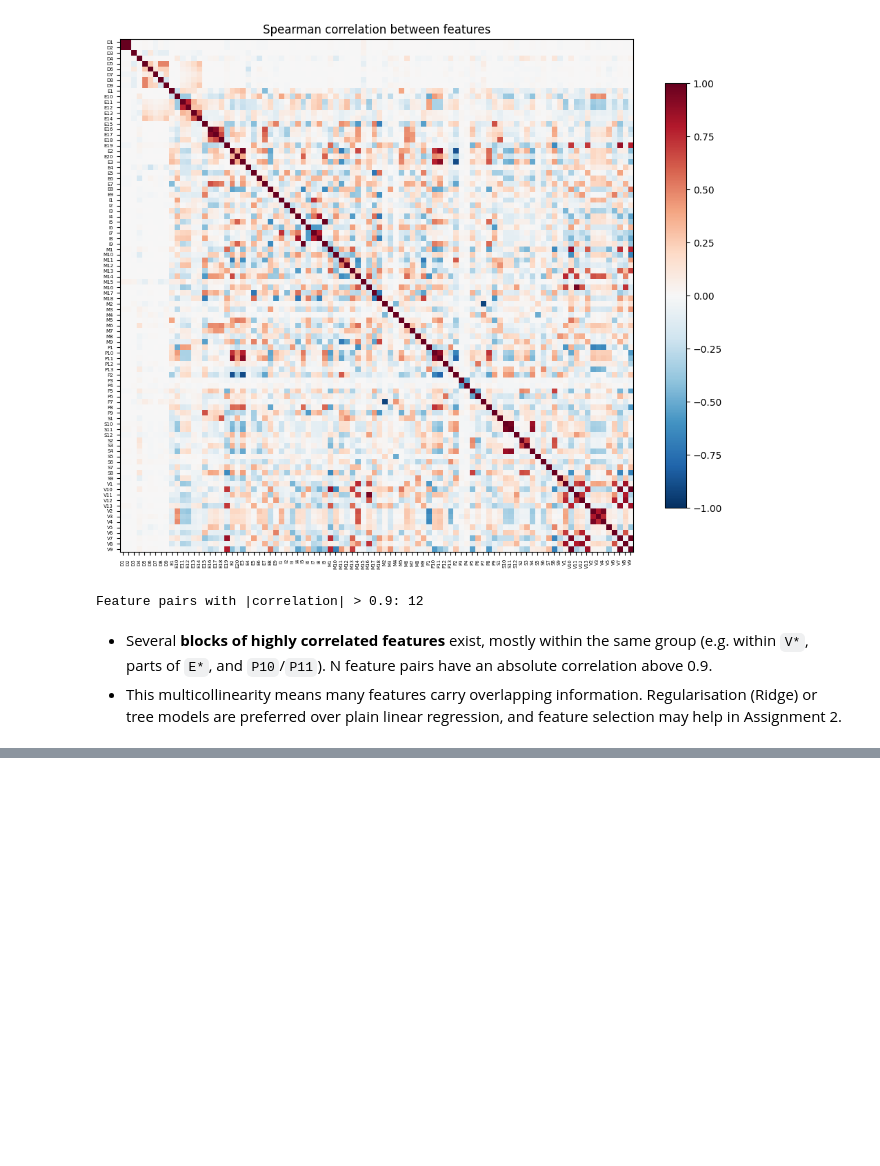
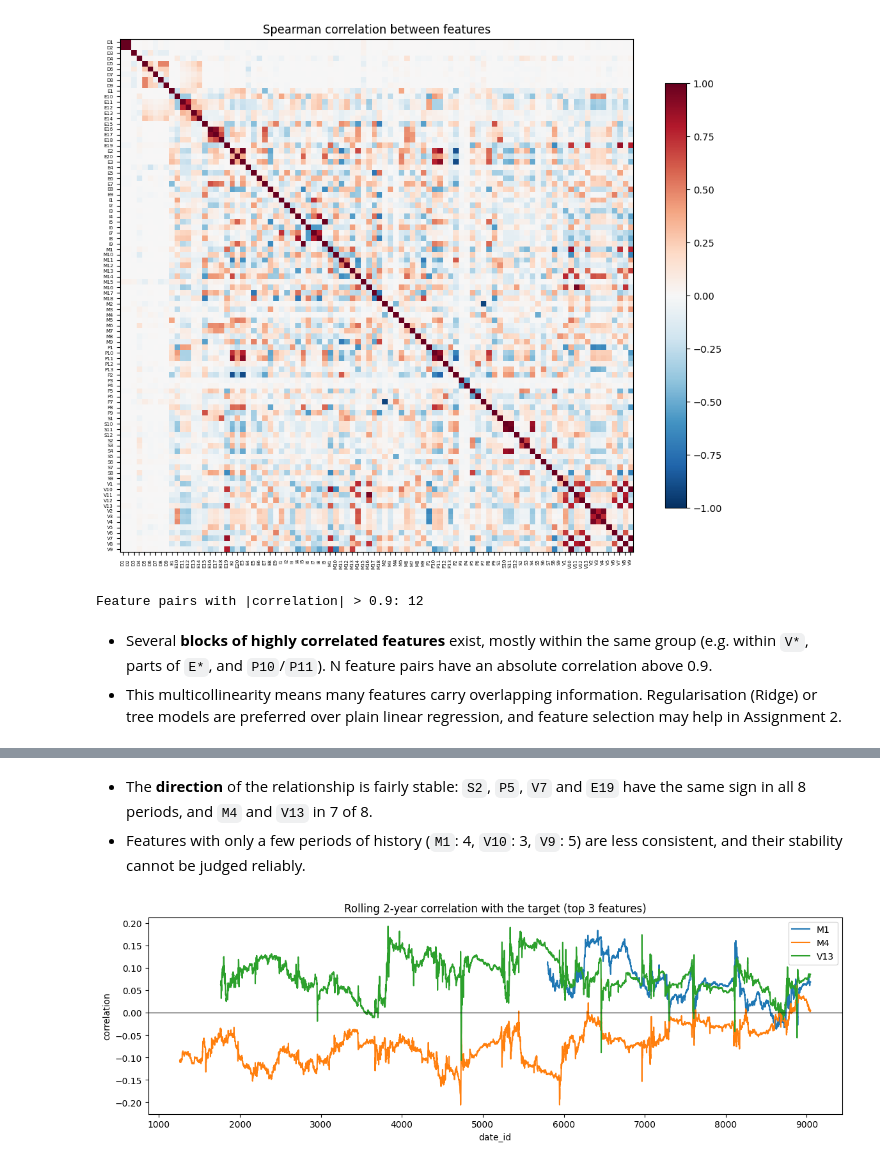
Before and after one commit to ceng313-2026/GROUP59_CENG313, a Jupyter notebook: assignment1_eda_baseline.ipynb, the cells around one changed output, grey strips where cells are left out. Saved outputs shown, nothing was run; the diff lists cells and outputs as text; code cells hidden in the pictures; blank space fills up the shorter version.

```diff
--- a/assignment1_eda_baseline.ipynb
+++ b/assignment1_eda_baseline.ipynb
@@ -345,0 +406,17 @@ Feature pairs with |correlation| > 0.9: 12
+# %% [markdown]
+- The **direction** of the relationship is fairly stable: `S2`, `P5`, `V7` and `E19` have the same sign in all 8 periods, and `M4` and `V13` in 7 of 8.
+- Features with only a few periods of history (`M1`: 4, `V10`: 3, `V9`: 5) are less consistent, and their stability cannot be judged reliably.
+# %%
+s = df.set_index("date_id")
+
+fig, ax = plt.subplots(figsize=(14, 4))
+for f in top10[:3]:
+    s[f].rolling(504, min_periods=252).corr(s[TARGET]).plot(ax=ax, label=f)
+ax.axhline(0, color="black", lw=0.8)
+ax.set_xlabel("date_id")
+ax.set_ylabel("correlation")
+ax.set_title("Rolling 2-year correlation with the target (top 3 features)")
+ax.legend()
+plt.show()
+# %% [output]
+[figure, added]
```
Also changed, not shown: parts of 6 cells of this notebook.
